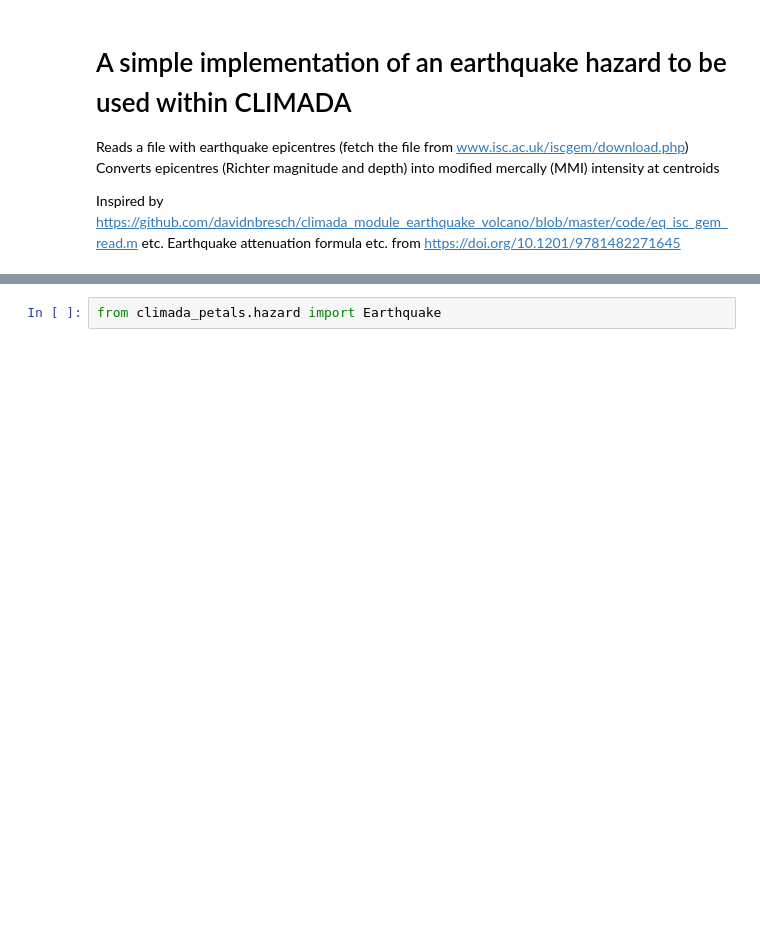
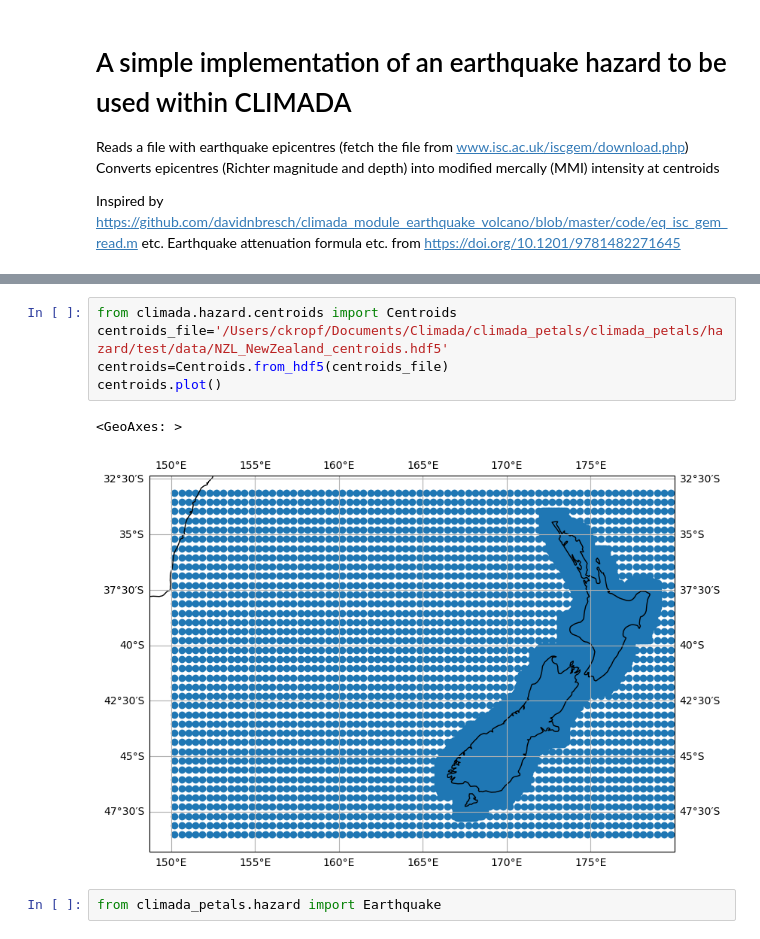
Before and after one commit to CLIMADA-project/climada_petals, a Jupyter notebook: doc/tutorial/climada_hazard_Earthquake.ipynb, the cells around one changed output, grey strips where cells are left out. Drawn from its saved outputs; the diff is of its cells as text; blank space fills up the shorter version.

```diff
--- a/doc/tutorial/climada_hazard_Earthquake.ipynb
+++ b/doc/tutorial/climada_hazard_Earthquake.ipynb
@@ -56,3 +49,11 @@ centroids.plot()
+# %%
+from climada.hazard.centroids import Centroids
+centroids_file='/Users/ckropf/Documents/Climada/climada_petals/climada_petals/hazard/test/data/NZL_NewZealand_centroids.hdf5'
+centroids=Centroids.from_hdf5(centroids_file)
+centroids.plot()
+# %% [output]
+<GeoAxes: >
+[figure, added]
 # %%
 from climada_petals.hazard import Earthquake
 # %%
```
Also changed, not shown: parts of 18 cells of this notebook.
